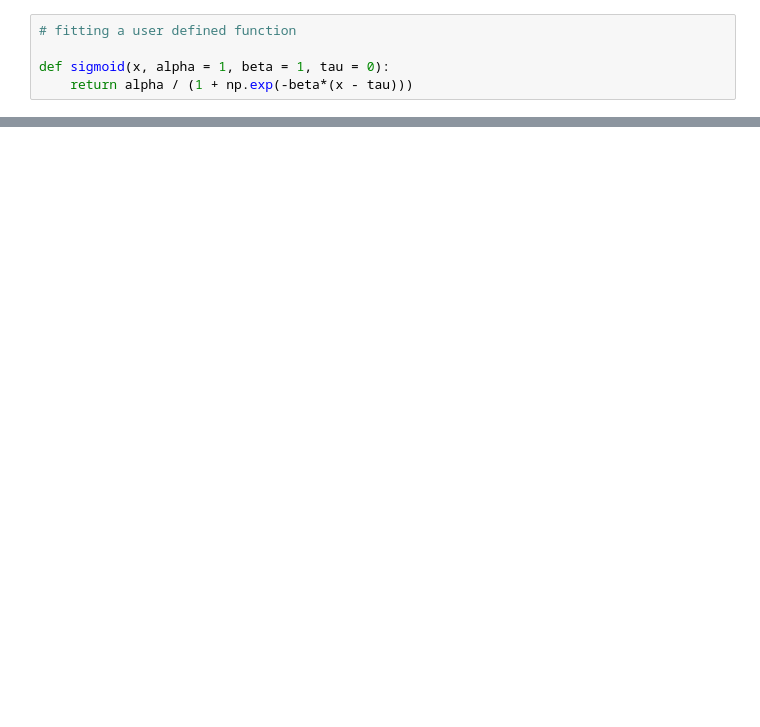
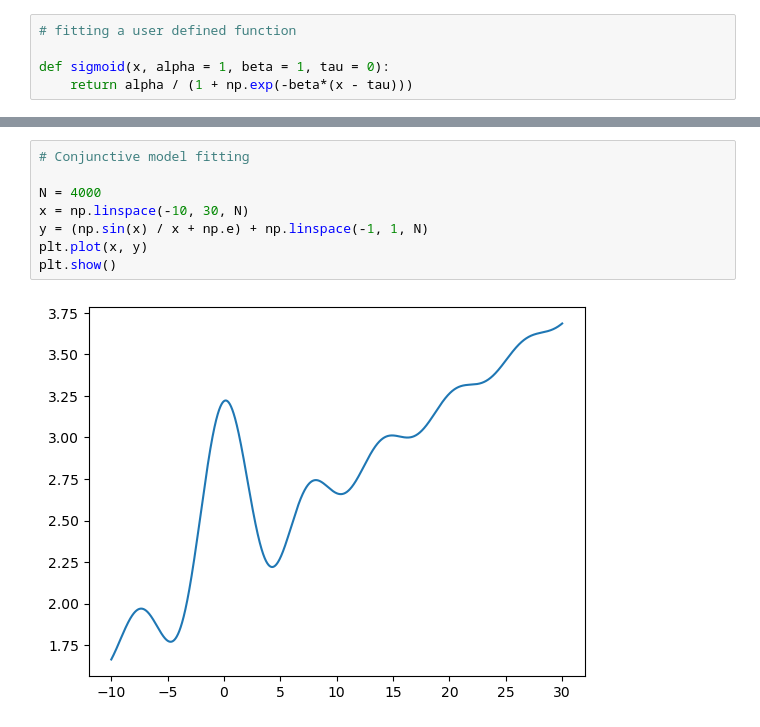
Before and after one commit to szalai-istvan/python-machine-learning, a Jupyter notebook: 02_python-scientific-projects/017_curve-fitting/curve-fitting.ipynb, the cells around one changed output, grey strips where cells are left out. Cells and saved outputs as stored; diff of their text form; blank space fills up the shorter version.

Commit message:
curve fitting 2

```diff
--- a/02_python-scientific-projects/017_curve-fitting/curve-fitting.ipynb
+++ b/02_python-scientific-projects/017_curve-fitting/curve-fitting.ipynb
@@ -189,0 +190,10 @@ plt.show()
+# %%
+# Conjunctive model fitting
+
+N = 4000
+x = np.linspace(-10, 30, N)
+y = (np.sin(x) / x + np.e) + np.linspace(-1, 1, N)
+plt.plot(x, y)
+plt.show()
+# %% [output]
+[figure, added]
```
Also changed, not shown: parts of 18 cells of this notebook.
